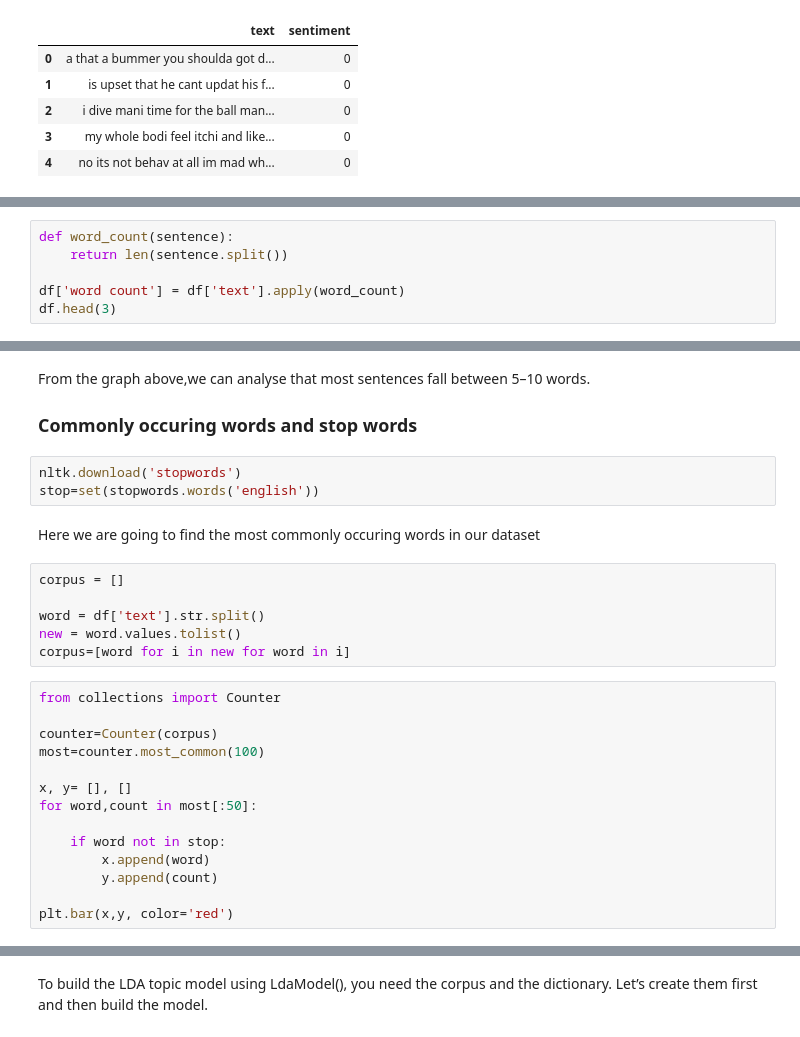
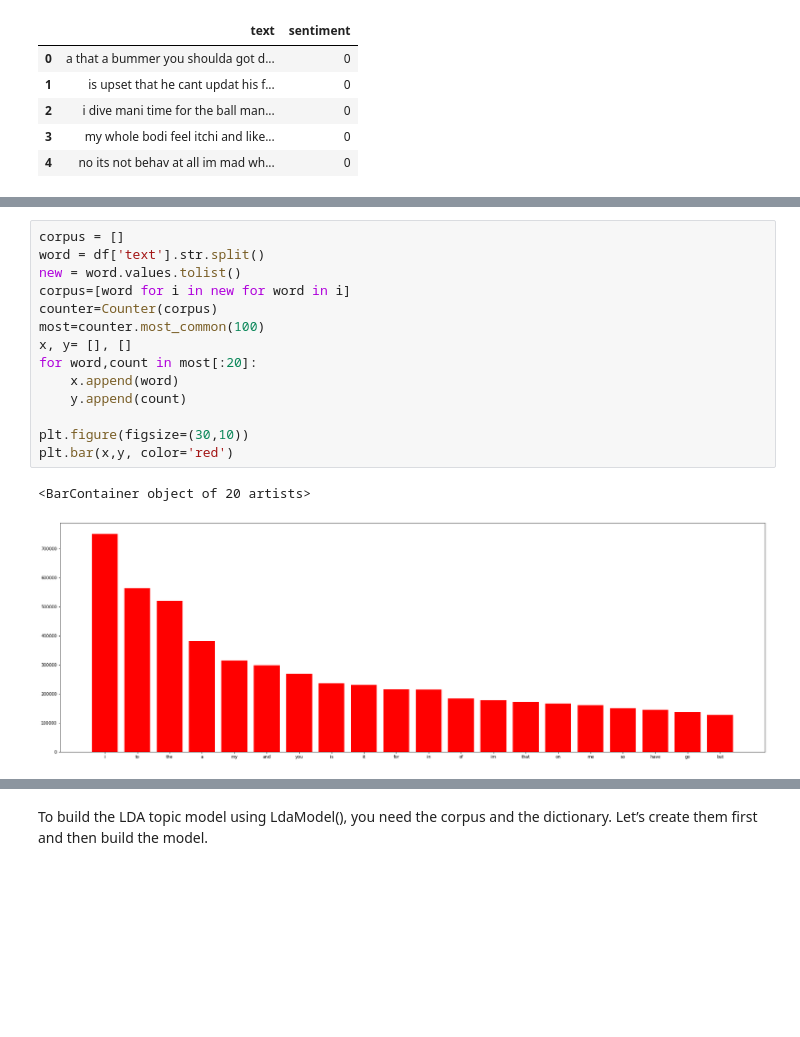
Before and after one commit to esfandiaryfard/TwitterSentimentAnalysis, a Jupyter notebook: eda.ipynb, the cells around one changed output, grey strips where cells are left out. Cells and saved outputs as stored; diff of their text form; blank space fills up the shorter version.

```diff
--- a/eda.ipynb
+++ b/eda.ipynb
@@ -70,6 +65,0 @@ Here we add  word count column to our dataset and see how many words are used pe
-# %%
-def word_count(sentence):
-    return len(sentence.split())
-
-df['word count'] = df['text'].apply(word_count)
-df.head(3)
@@ -94,29 +66,17 @@ plt.legend(loc='upper right')
-# %% [markdown]
-From the graph above,we can analyse that most sentences fall between 5–10 words.
-
-### Commonly occuring words and stop words
-# %%
-nltk.download('stopwords')
-stop=set(stopwords.words('english'))
-# %% [markdown]
-Here we are going to find the most commonly occuring words in our dataset
 # %%
 corpus = []
-
 word = df['text'].str.split()
 new = word.values.tolist()
 corpus=[word for i in new for word in i]
+counter=Counter(corpus)
+most=counter.most_common(100)
+x, y= [], []
+for word,count in most[:20]:
+    x.append(word)
+    y.append(count)
+
+plt.figure(figsize=(30,10))
+plt.bar(x,y, color='red')
+# %% [output]
+<BarContainer object of 20 artists>
+[figure, added]
-# %%
-from collections import Counter
-
-counter=Counter(corpus)
-most=counter.most_common(100)
-
-x, y= [], []
-for word,count in most[:50]:
-
-    if word not in stop:
-        x.append(word)
-        y.append(count)
-
-plt.bar(x,y, color='red')
```
Also changed, not shown: parts of 37 cells of this notebook, 6 other files.
